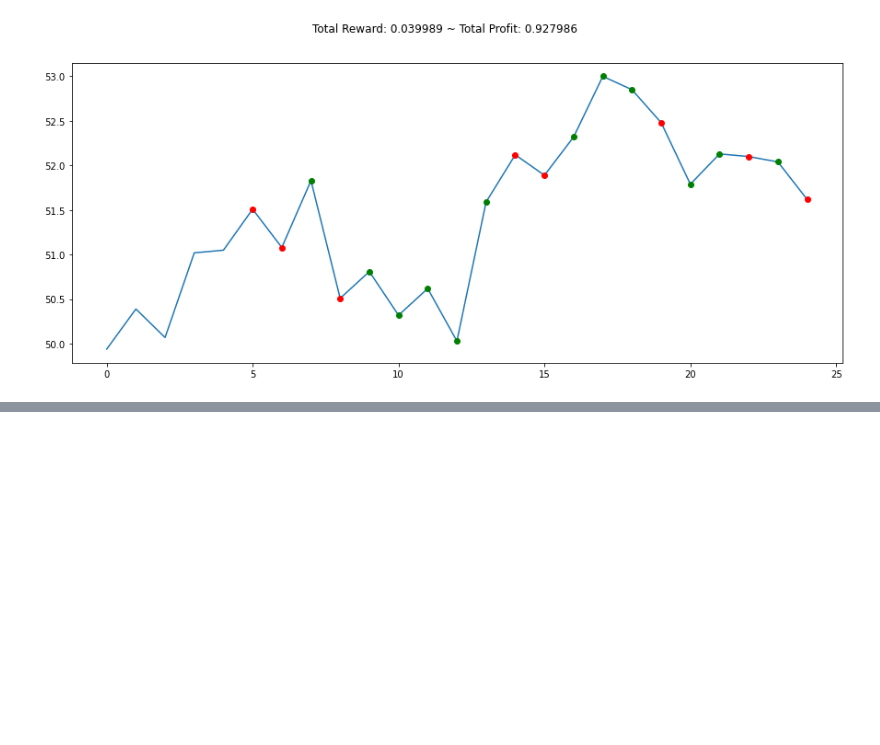
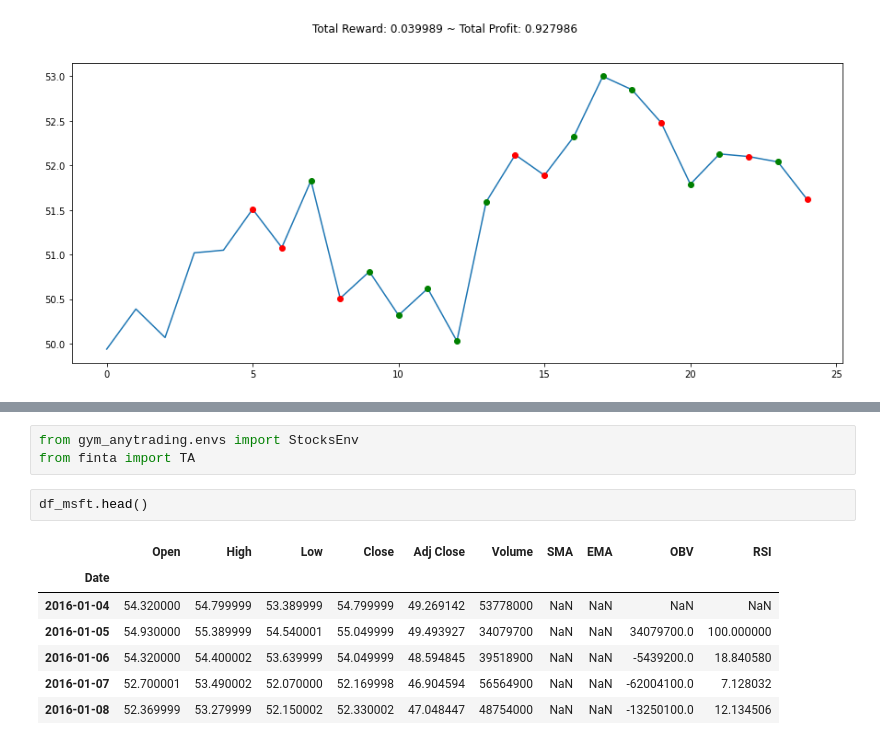
Before and after one commit to Shritej24c/Trading-Bot-RL, a Jupyter notebook: RL_Trading.ipynb, the cells around one changed output, grey strips where cells are left out. Cells and saved outputs as stored; diff of their text form; blank space fills up the shorter version.

```diff
--- a/RL_Trading.ipynb
+++ b/RL_Trading.ipynb
@@ -389,0 +364,13 @@ plt.show()
+# %%
+from gym_anytrading.envs import StocksEnv
+from finta import TA
+# %%
+df_msft.head()
+# %% [output]
+|  | Open | High | Low | Close | Adj Close | Volume | SMA | EMA | OBV | RSI |
+| Date |  |  |  |  |  |  |  |  |  |  |
+| 2016-01-04 | 54.320000 | 54.799999 | 53.389999 | 54.799999 | 49.269142 | 53778000 | NaN | NaN | NaN | NaN |
+| 2016-01-05 | 54.930000 | 55.389999 | 54.540001 | 55.049999 | 49.493927 | 34079700 | NaN | NaN | 34079700.0 | 100.000000 |
+| 2016-01-06 | 54.320000 | 54.400002 | 53.639999 | 54.049999 | 48.594845 | 39518900 | NaN | NaN | -5439200.0 | 18.840580 |
+| 2016-01-07 | 52.700001 | 53.490002 | 52.070000 | 52.169998 | 46.904594 | 56564900 | NaN | NaN | -62004100.0 | 7.128032 |
+| 2016-01-08 | 52.369999 | 53.279999 | 52.150002 | 52.330002 | 47.048447 | 48754000 | NaN | NaN | -13250100.0 | 12.134506 |
```
Also changed, not shown: parts of 19 cells of this notebook.
